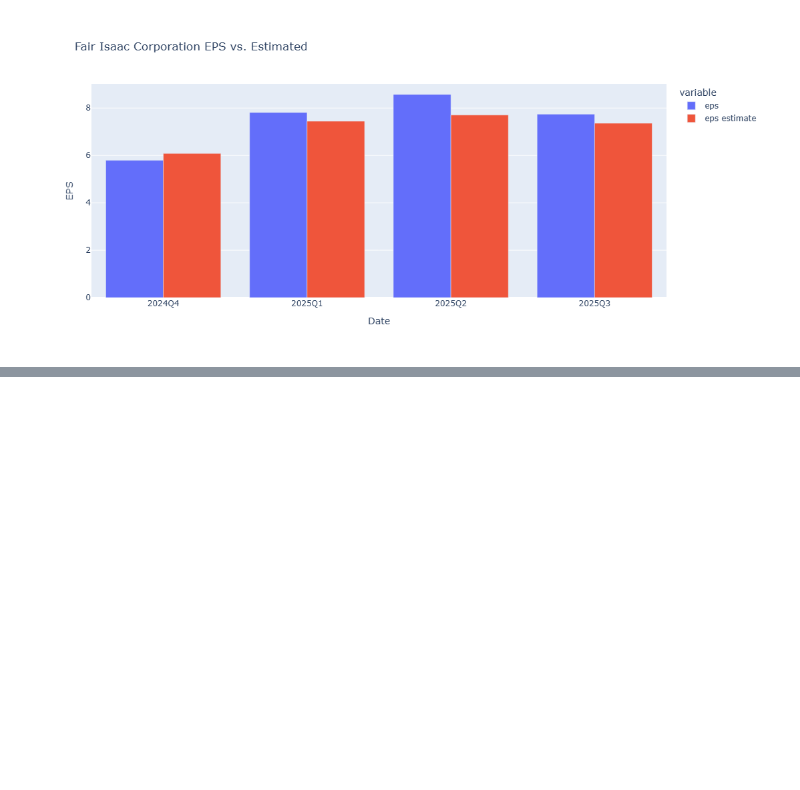
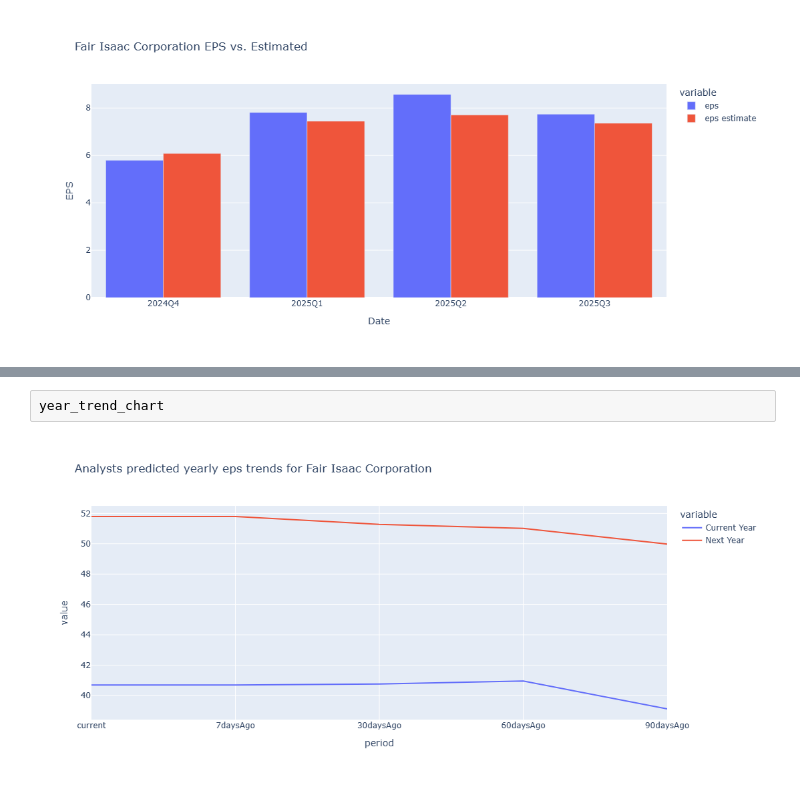
Before and after one commit to JustinWoo20/stock-screener, a Jupyter notebook: notebooks/eps.ipynb, the cells around one changed output, grey strips where cells are left out. Saved outputs shown, nothing was run; the diff lists cells and outputs as text; blank space fills up the shorter version.

```diff
--- a/notebooks/eps.ipynb
+++ b/notebooks/eps.ipynb
@@ -81,0 +119,4 @@ future_eps(ticker=stock, eps_previous=history)
+# %%
+year_trend_chart
+# %% [output]
+[figure, added]
```
Also changed, not shown: parts of 9 cells of this notebook, 1 other file.
